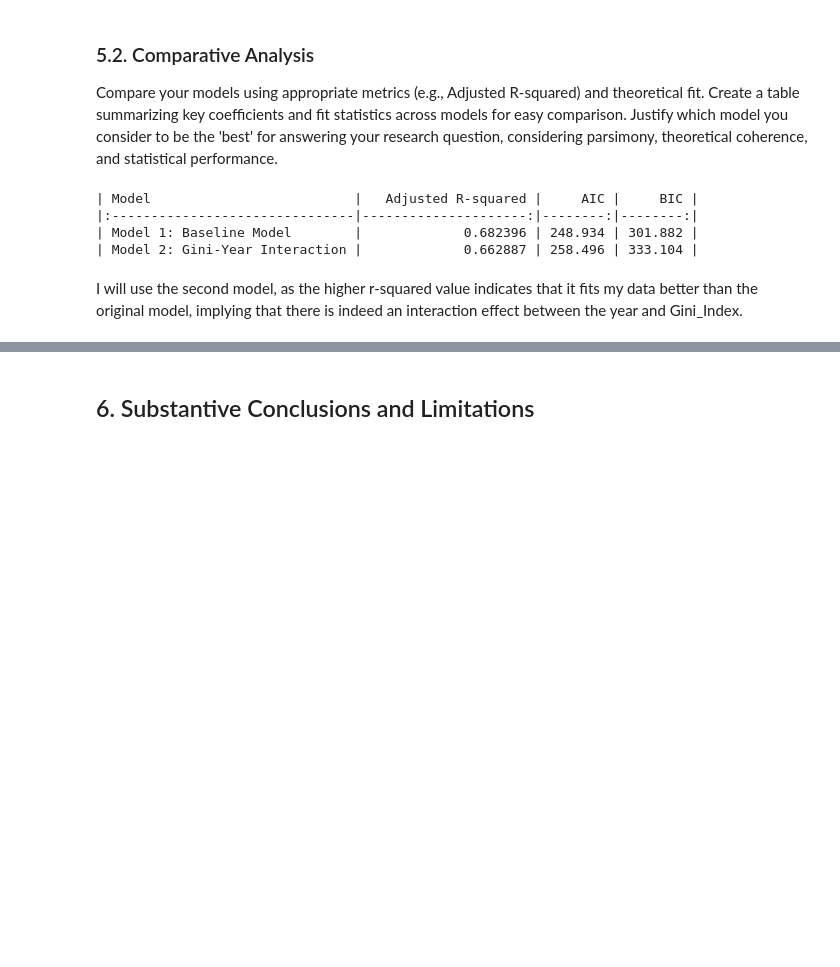
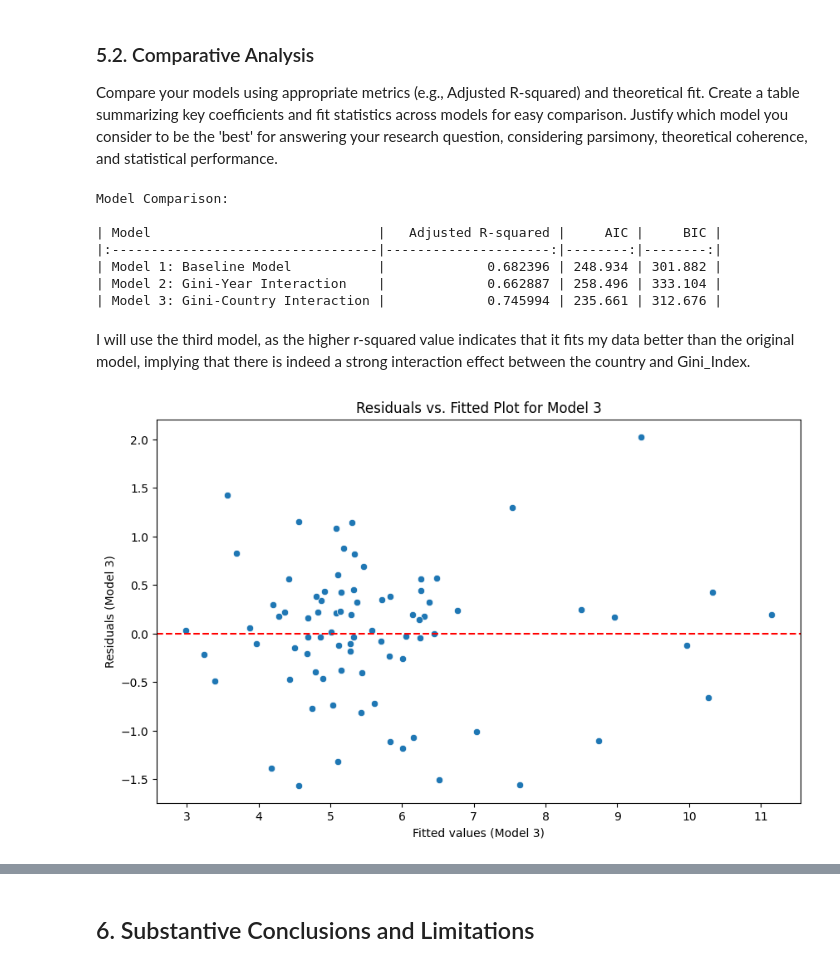
Before and after one commit to twyatt1/dataforqpa2, a Jupyter notebook: Copy_of_Theodore_Wyatt_QPA_2_final_project_template.ipynb, the cells around one changed output, grey strips where cells are left out. Saved outputs shown, nothing was run; the diff lists cells and outputs as text; code cells hidden in the pictures; blank space fills up the shorter version.

```diff
--- a/Copy_of_Theodore_Wyatt_QPA_2_final_project_template.ipynb
+++ b/Copy_of_Theodore_Wyatt_QPA_2_final_project_template.ipynb
@@ -793,9 +884,9 @@ import pandas as pd
 # Extract key metrics from Model 1
 model1_results = {
     'Model': 'Model 1: Baseline Model',
-    'Adjusted R-squared': model.rsquared_adj,
-    'AIC': model.aic,
-    'BIC': model.bic
+    'Adjusted R-squared': model1.rsquared_adj,
+    'AIC': model1.aic,
+    'BIC': model1.bic
 }
 
 # Extract key metrics from Model 2
@@ -806,15 +897,45 @@ model2_results = {
     'BIC': model_gini_year_interaction.bic
 }
 
+# Extract key metrics from Model 3
+model3_results = {
+    'Model': 'Model 3: Gini-Country Interaction',
+    'Adjusted R-squared': model_gini_country_interaction.rsquared_adj,
+    'AIC': model_gini_country_interaction.aic,
+    'BIC': model_gini_country_interaction.bic
+}
+
 # Create a DataFrame for comparison
-comparison_df = pd.DataFrame([model1_results, model2_results])
+comparison_df = pd.DataFrame([model1_results, model2_results, model3_results])
 
 # Display the comparison table
+print("Model Comparison:\n")
 print(comparison_df.to_markdown(index=False))
 # %% [output]
-| Model                          |   Adjusted R-squared |     AIC |     BIC |
-|:-------------------------------|---------------------:|--------:|--------:|
-| Model 1: Baseline Model        |             0.682396 | 248.934 | 301.882 |
-| Model 2: Gini-Year Interaction |             0.662887 | 258.496 | 333.104 |
+Model Comparison:
+
+| Model                             |   Adjusted R-squared |     AIC |     BIC |
+|:----------------------------------|---------------------:|--------:|--------:|
+| Model 1: Baseline Model           |             0.682396 | 248.934 | 301.882 |
+| Model 2: Gini-Year Interaction    |             0.662887 | 258.496 | 333.104 |
+| Model 3: Gini-Country Interaction |             0.745994 | 235.661 | 312.676 |
 # %% [markdown]
-I will use the second model, as the higher r-squared value indicates that it fits my data better than the original model, implying that there is indeed an interaction effect between the year and Gini_Index.
+I will use the third model, as the higher r-squared value indicates that it fits my data better than the original model, implying that there is indeed a strong interaction effect between the country and Gini_Index.
+# %%
+import matplotlib.pyplot as plt
+import seaborn as sns
+
+# Get fitted values and residuals from Model 3 (model_gini_country_interaction)
+fitted_values_model3 = model_gini_country_interaction.fittedvalues
+residuals_model3 = model_gini_country_interaction.resid
+
+# Create a residuals vs. fitted plot for Model 3
+plt.figure(figsize=(10, 6))
+sns.scatterplot(x=fitted_values_model3, y=residuals_model3)
+plt.axhline(y=0, color='r', linestyle='--')
+plt.xlabel('Fitted values (Model 3)')
+plt.ylabel('Residuals (Model 3)')
+plt.title('Residuals vs. Fitted Plot for Model 3')
+plt.show()
+# %% [output]
+[figure, added]
```
Also changed, not shown: parts of 44 cells of this notebook.
